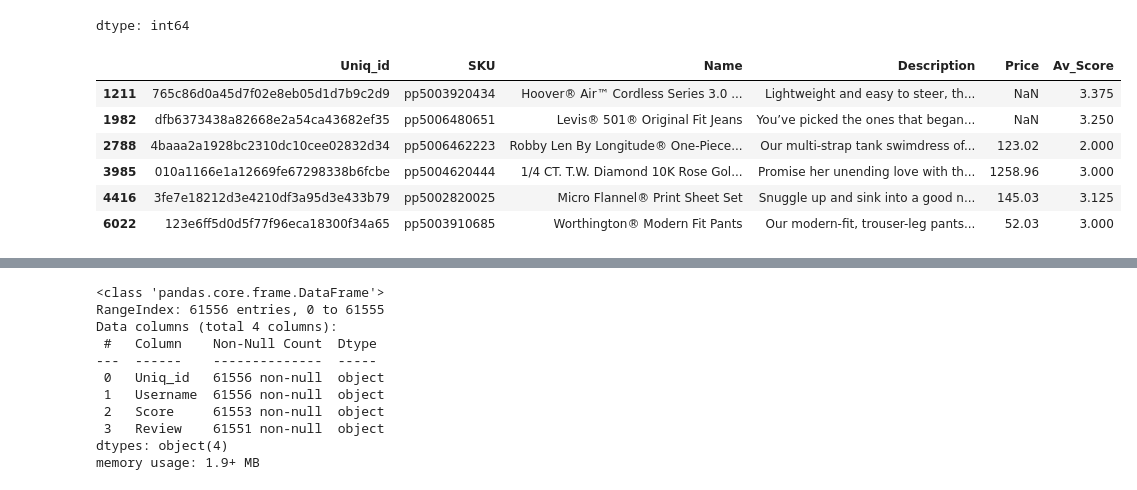
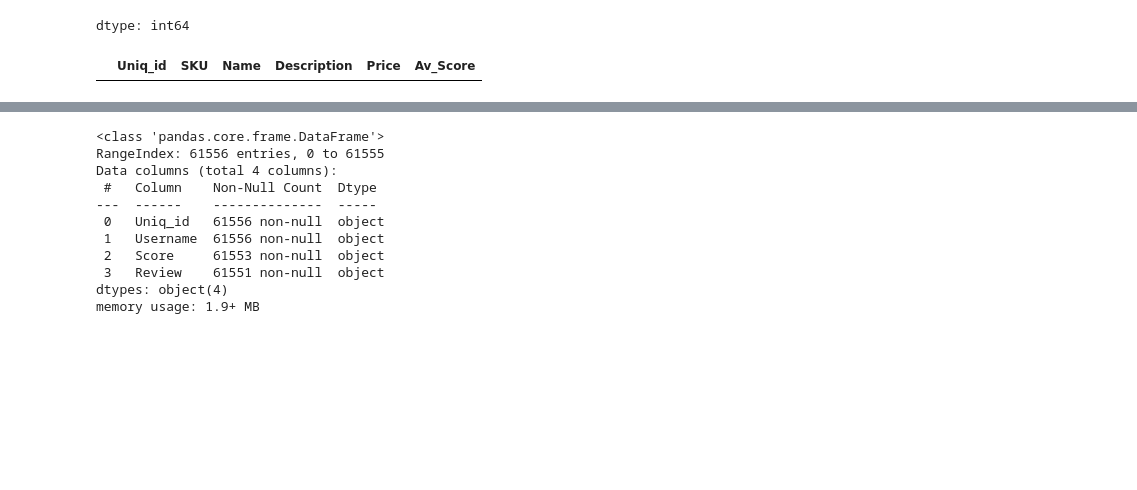
Before and after one commit to Malki9/3601763_BD2, a Jupyter notebook: 3601763_BD2.ipynb, the cells around one changed output, grey strips where cells are left out. Cells and saved outputs as stored; diff of their text form; code cells hidden in the pictures; blank space fills up the shorter version.

```diff
--- a/3601763_BD2.ipynb
+++ b/3601763_BD2.ipynb
@@ -286,15 +286,9 @@ products.Uniq_id.isin(jcpenney_products.uniq_id).value_counts()
 dtype: int64
 # %%
 # Extracting the Uniq_id code which does not match
-products[~products.Uniq_id.isin(jcpenney_products.uniq_id)]
+products[~jcpenney_products.uniq_id.isin(products.Uniq_id)]
 # %% [output]
 |  | Uniq_id | SKU | Name | Description | Price | Av_Score |
-| 1211 | 765c86d0a45d7f02e8eb05d1d7b9c2d9 | pp5003920434 | Hoover® Air™ Cordless Series 3.0 ... | Lightweight and easy to steer, th... | NaN | 3.375 |
-| 1982 | dfb6373438a82668e2a54ca43682ef35 | pp5006480651 | Levis® 501® Original Fit Jeans | You’ve picked the ones that began... | NaN | 3.250 |
-| 2788 | 4baaa2a1928bc2310dc10cee02832d34 | pp5006462223 | Robby Len By Longitude® One-Piece... | Our multi-strap tank swimdress of... | 123.02 | 2.000 |
-| 3985 | 010a1166e1a12669fe67298338b6fcbe | pp5004620444 | 1/4 CT. T.W. Diamond 10K Rose Gol... | Promise her unending love with th... | 1258.96 | 3.000 |
-| 4416 | 3fe7e18212d3e4210df3a95d3e433b79 | pp5002820025 | Micro Flannel® Print Sheet Set | Snuggle up and sink into a good n... | 145.03 | 3.125 |
-| 6022 | 123e6ff5d0d5f77f96eca18300f34a65 | pp5003910685 | Worthington® Modern Fit Pants | Our modern-fit, trouser-leg pants... | 52.03 | 3.000 |
 # %%
 # combine the dataset user.csv and reviews with username
 users = pd.merge(users, reviews, on='Username')
```
Also changed, not shown: parts of 19 cells of this notebook.
